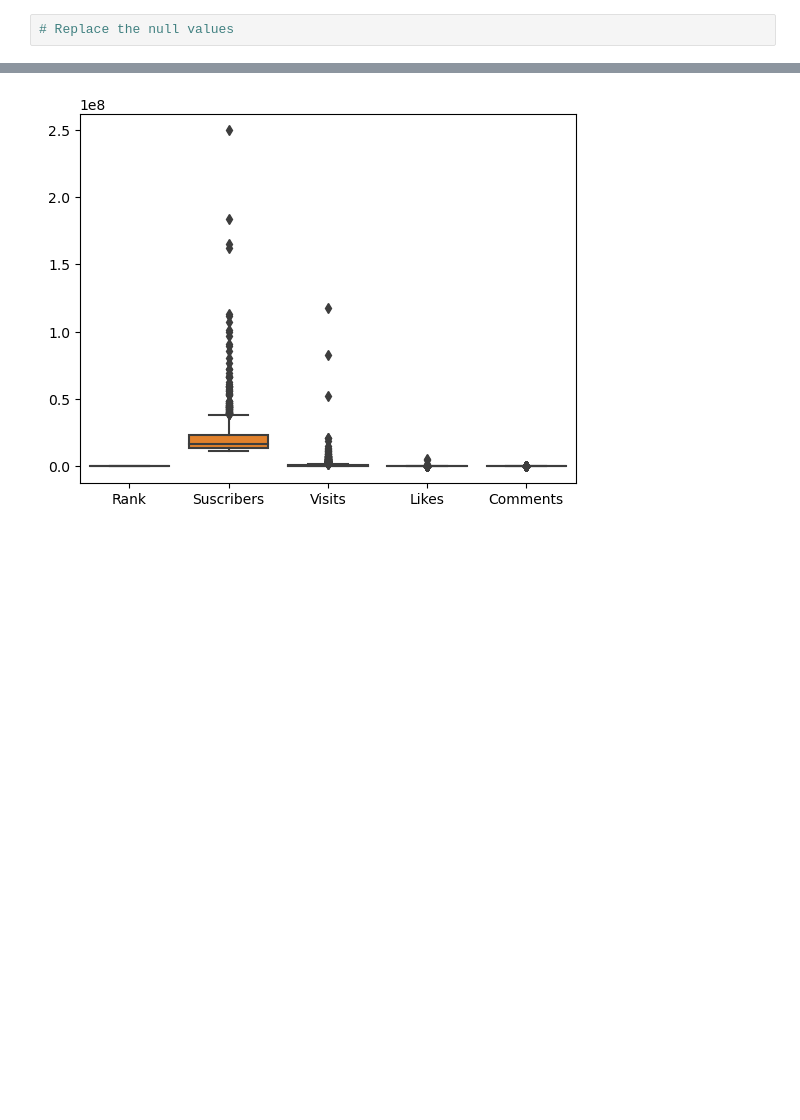
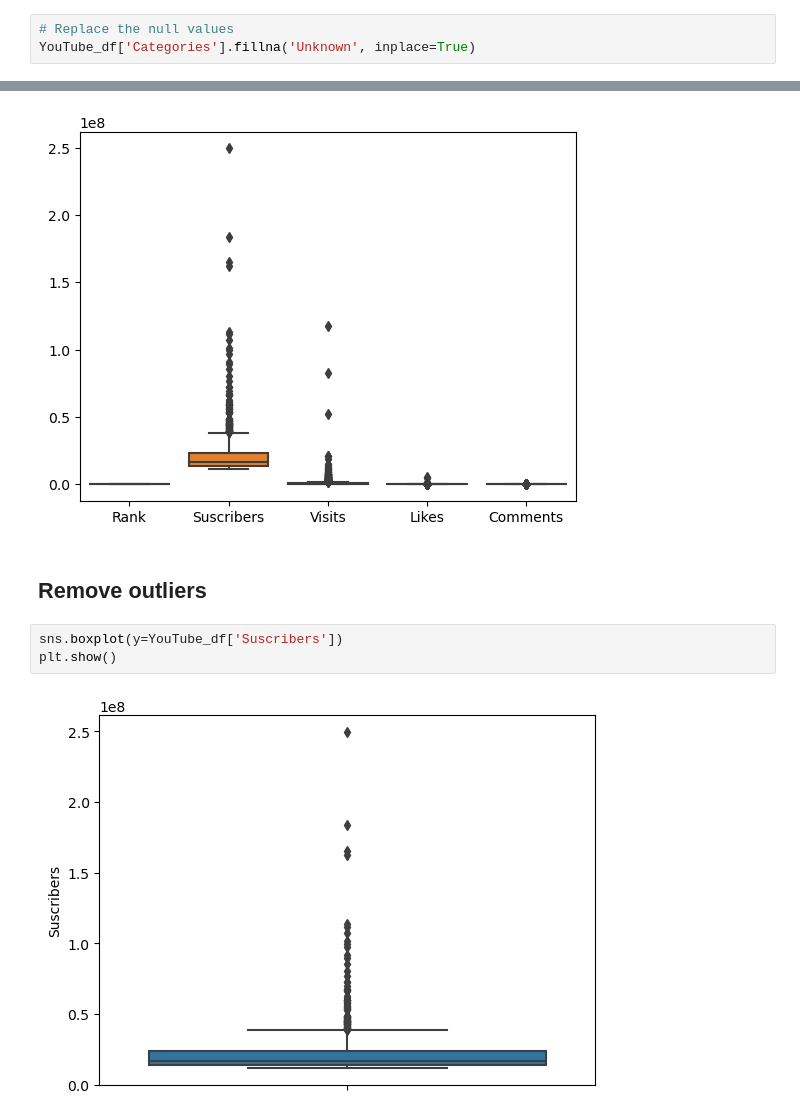
Before and after one commit to AneleMaphalala/TASK-INTERN-CAREER, a Jupyter notebook: Task 1 YouTube Streamer Analysis/YouTubeStreamerAnalysis.ipynb, the cells around one changed output, grey strips where cells are left out. Cells and saved outputs as stored; diff of their text form; blank space fills up the shorter version.

```diff
--- a/Task 1 YouTube Streamer Analysis/YouTubeStreamerAnalysis.ipynb
+++ b/Task 1 YouTube Streamer Analysis/YouTubeStreamerAnalysis.ipynb
@@ -89,3 +89,4 @@ Links           0
 dtype: int64
 # %%
 # Replace the null values
+YouTube_df['Categories'].fillna('Unknown', inplace=True)
@@ -95,3 +109,10 @@ sns.boxplot(data=YouTube_df)
 plt.show()
 # %% [output]
 [figure]
+# %% [markdown]
+## Remove outliers
+# %%
+sns.boxplot(y=YouTube_df['Suscribers'])
+plt.show()
+# %% [output]
+[figure, added]
```
Also changed, not shown: parts of 2 cells of this notebook.
